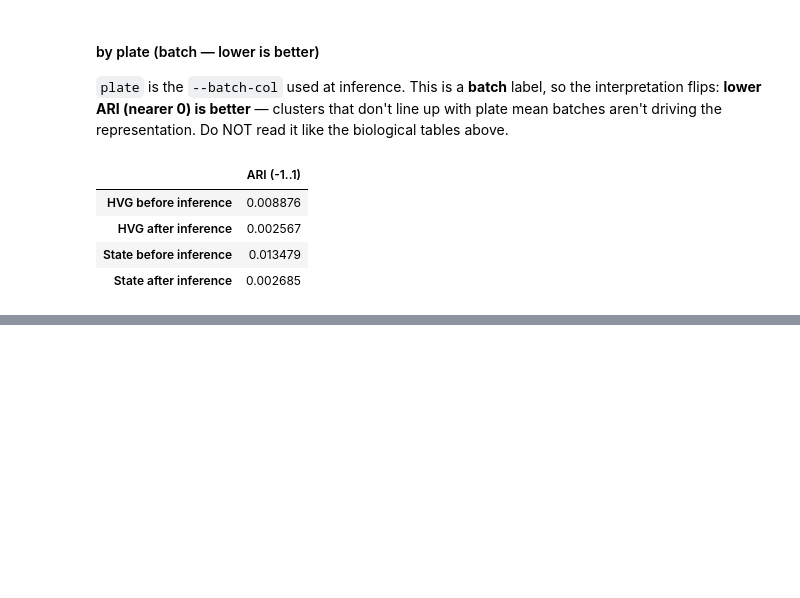
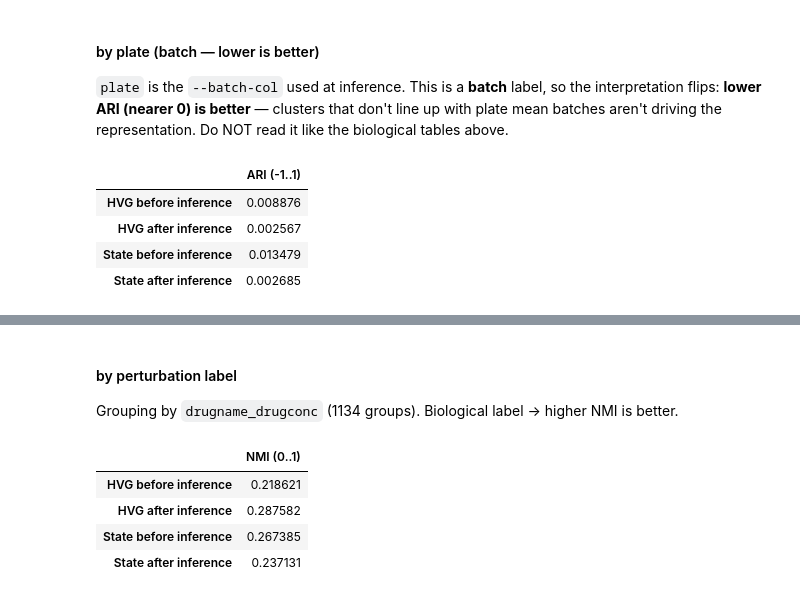
Before and after one commit to jeannieshe/relearn, a Jupyter notebook: notebooks/alaysia/state_embedding_analysis.ipynb, the cells around one changed output, grey strips where cells are left out. Drawn from its saved outputs; the diff is of its cells as text; code cells hidden in the pictures; blank space fills up the shorter version.

```diff
--- a/notebooks/alaysia/state_embedding_analysis.ipynb
+++ b/notebooks/alaysia/state_embedding_analysis.ipynb
@@ -566,0 +607,37 @@ ari_plate_df   # lower/closer-to-0 = better mixing
+# %%
+from sklearn.metrics import normalized_mutual_info_score
+
+
+def nmi(adata_path, embed_key, label, **kw):
+    """Normalized Mutual Information between Leiden clusters of obsm[embed_key] and .obs[label].
+
+    NMI in [0, 1]: 0 = cluster and label are independent, 1 = identical partitions. Reuses the
+    SAME cached Leiden clustering as ari() (same subsample, graph, and resolution), so ARI and
+    NMI differ only in the scoring function. A single-group label -> nan instead of raising.
+    """
+    idx, clusters = leiden_clusters(adata_path, embed_key, **kw)
+    y = ad.read_h5ad(adata_path, backed="r").obs[label].to_numpy()[idx]
+    if len(np.unique(y)) < 2:
+        print(f"  [skip] '{label}' has <2 groups in {adata_path} -> NMI undefined (nan)")
+        return np.nan
+    return float(normalized_mutual_info_score(y, clusters))
+
+
+def nmi_table(label):
+    return pd.DataFrame(
+        [(nmi(p, k, label),) for _, p, k in ARI_REPS],   # same four representations as ARI
+        columns=["NMI (0..1)"],
+        index=[n for n, _, _ in ARI_REPS],
+    )
+# %% [markdown]
+#### by perturbation label
+Grouping by `drugname_drugconc` (1134 groups). Biological label → higher NMI is better.
+# %%
+nmi_pert_df = nmi_table("drugname_drugconc")
+nmi_pert_df
+# %% [output]
+|  | NMI (0..1) |
+| HVG before inference | 0.218621 |
+| HVG after inference | 0.287582 |
+| State before inference | 0.267385 |
+| State after inference | 0.237131 |
```
Also changed, not shown: parts of 12 cells of this notebook.
